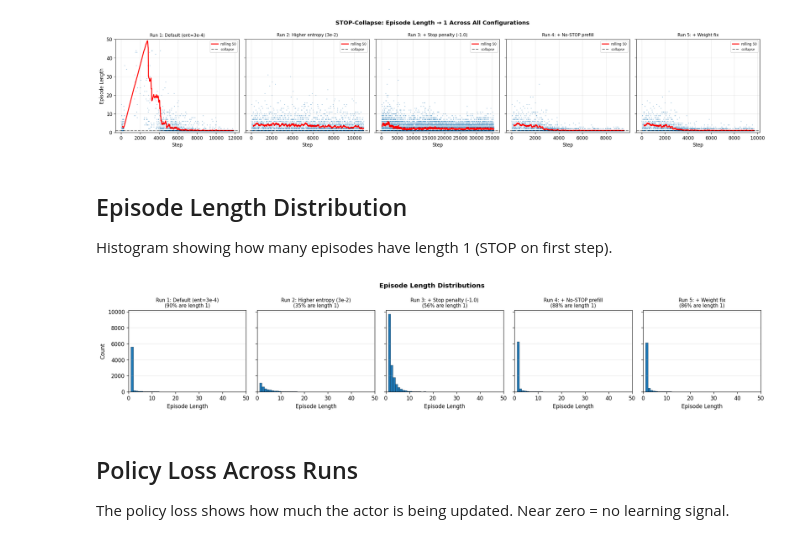
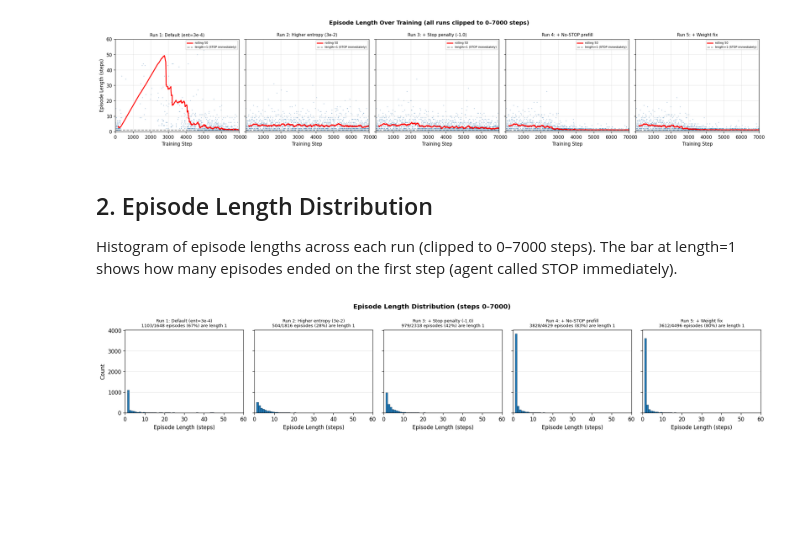
Before and after one commit to LSailer/Master-Thesis-3D-VLA, a Jupyter notebook: modules/r2dreamer/notebooks/stop_collapse_analysis.ipynb, the cells around one changed output. Saved outputs shown, nothing was run; the diff lists cells and outputs as text; code cells hidden in the pictures; blank space fills up the shorter version.

```diff
--- a/modules/r2dreamer/notebooks/stop_collapse_analysis.ipynb
+++ b/modules/r2dreamer/notebooks/stop_collapse_analysis.ipynb
@@ -25,8 +40,8 @@ LOG_DIR = Path("../../../output/r2dreamer-habitat-baseline/stop-collapse-logs")
 # %%
-def parse_log(path):
+def parse_log(path, max_step=None):
     """Extract episode lengths and loss values from training stdout."""
-    episodes = []  # (step, ep_num, reward, steps)
-    losses = []    # (step, total, dyn, rew, policy)
+    episodes = []
+    losses = []
 
     ep_pat = re.compile(
         r"\[step\s+(\d+)\] episode (\d+): "
@@ -41,8 +56,11 @@ def parse_log(path):
 
     text = Path(path).read_text()
     for m in ep_pat.finditer(text):
+        step = int(m.group(1))
+        if max_step and step > max_step:
+            continue
         episodes.append({
-            "step": int(m.group(1)),
+            "step": step,
             "episode": int(m.group(2)),
             "reward": float(m.group(3)),
             "success": float(m.group(4)),
@@ -50,8 +68,11 @@ def parse_log(path):
             "ep_steps": int(m.group(6)),
         })
     for m in loss_pat.finditer(text):
+        step = int(m.group(1))
+        if max_step and step > max_step:
+            continue
         losses.append({
-            "step": int(m.group(1)),
+            "step": step,
             "total": float(m.group(2)),
             "dyn": float(m.group(3)),
             "rew": float(m.group(4)),
@@ -72,9 +93,16 @@ data = {}
 for name, fname in runs.items():
     path = LOG_DIR / fname
     if path.exists():
-        eps, losses = parse_log(path)
+        eps, losses = parse_log(path, max_step=MAX_STEP)
         data[name] = {"episodes": eps, "losses": losses}
-        print(f"{name}: {len(eps)} episodes, {len(losses)} loss logs")
+        n_ep = len(eps)
+        n_loss = len(losses)
+        max_s = eps[-1]["step"] if eps else 0
+        print(f"{name}: {n_ep} episodes, {n_loss} loss logs (clipped to step {MAX_STEP})")
     else:
         print(f"{name}: NOT FOUND")
+
+print(f"\nNote: episode counts differ because shorter episodes = more episodes per step.")
+print(f"A run with mostly length-1 episodes has ~1 episode per step.")
+print(f"A run with length-4 episodes has ~1 episode per 4 steps.")
 # %% [output]
@@ -90,39 +124,39 @@ The key diagnostic: mean episode length should be >>1 for a healthy agent. Colla
 # %%
-fig, axes = plt.subplots(1, len(data), figsize=(4 * len(data), 4), sharey=True)
+fig, axes = plt.subplots(1, len(data), figsize=(4 * len(data), 4), sharey=True, sharex=True)
 if len(data) == 1:
     axes = [axes]
 
 for ax, (name, d) in zip(axes, data.items()):
     eps = d["episodes"]
     if not eps:
         continue
     steps = [e["step"] for e in eps]
     lengths = [e["ep_steps"] for e in eps]
 
-    ax.scatter(steps, lengths, s=1, alpha=0.3)
+    ax.scatter(steps, lengths, s=1, alpha=0.3, color="steelblue")
     # Rolling mean over 50 episodes
     if len(lengths) >= 50:
-        import pandas as pd
         rolling = pd.Series(lengths).rolling(50).mean().values
         ax.plot(steps, rolling, color="red", linewidth=2, label="rolling 50")
-    ax.set_xlabel("Step")
+    ax.set_xlabel("Training Step")
     ax.set_title(name, fontsize=9)
-    ax.set_ylim(0, 50)
-    ax.axhline(y=1, color="black", linestyle="--", alpha=0.5, label="collapse")
-    ax.legend(fontsize=7)
+    ax.set_xlim(0, MAX_STEP)
+    ax.set_ylim(0, 60)
+    ax.axhline(y=1, color="black", linestyle="--", alpha=0.5, label="length=1 (STOP immediately)")
+    ax.legend(fontsize=6, loc="upper right")
     ax.grid(True, alpha=0.3)
 
-axes[0].set_ylabel("Episode Length")
-fig.suptitle("STOP-Collapse: Episode Length → 1 Across All Configurations",
+axes[0].set_ylabel("Episode Length (steps)")
+fig.suptitle("Episode Length Over Training (all runs clipped to 0–7000 steps)",
              fontsize=12, fontweight="bold")
 plt.tight_layout()
 plt.show()
 # %% [output]
-[figure, old version]
+[figure, new version]
-# %% [markdown]
-## Episode Length Distribution
-
-Histogram showing how many episodes have length 1 (STOP on first step).
+# %% [markdown]
+## 2. Episode Length Distribution
+
+Histogram of episode lengths across each run (clipped to 0–7000 steps). The bar at length=1 shows how many episodes ended on the first step (agent called STOP immediately).
 # %%
 fig, axes = plt.subplots(1, len(data), figsize=(3.5 * len(data), 3.5), sharey=True)
 if len(data) == 1:
@@ -133,21 +167,19 @@ for ax, (name, d) in zip(axes, data.items()):
     if not eps:
         continue
     lengths = [e["ep_steps"] for e in eps]
-    pct_1 = sum(1 for l in lengths if l == 1) / len(lengths) * 100
+    n_total = len(lengths)
+    n_len1 = sum(1 for l in lengths if l == 1)
+    pct_1 = n_len1 / n_total * 100
 
-    ax.hist(lengths, bins=range(1, 52), edgecolor="black", linewidth=0.3)
-    ax.set_xlabel("Episode Length")
-    ax.set_title(f"{name}\n({pct_1:.0f}% are length 1)", fontsize=9)
-    ax.set_xlim(0, 50)
+    ax.hist(lengths, bins=range(1, 62), edgecolor="black", linewidth=0.3)
+    ax.set_xlabel("Episode Length (steps)")
+    ax.set_title(f"{name}\n{n_len1}/{n_total} episodes ({pct_1:.0f}%) are length 1", fontsize=8)
+    ax.set_xlim(0, 60)
     ax.grid(True, alpha=0.3, axis="y")
 
 axes[0].set_ylabel("Count")
-fig.suptitle("Episode Length Distributions", fontsize=12, fontweight="bold")
+fig.suptitle("Episode Length Distribution (steps 0–7000)", fontsize=12, fontweight="bold")
 plt.tight_layout()
 plt.show()
 # %% [output]
-[figure, old version]
+[figure, new version]
-# %% [markdown]
-## Policy Loss Across Runs
-
-The policy loss shows how much the actor is being updated. Near zero = no learning signal.
```
Also changed, not shown: parts of 13 cells of this notebook, 1 other file.
